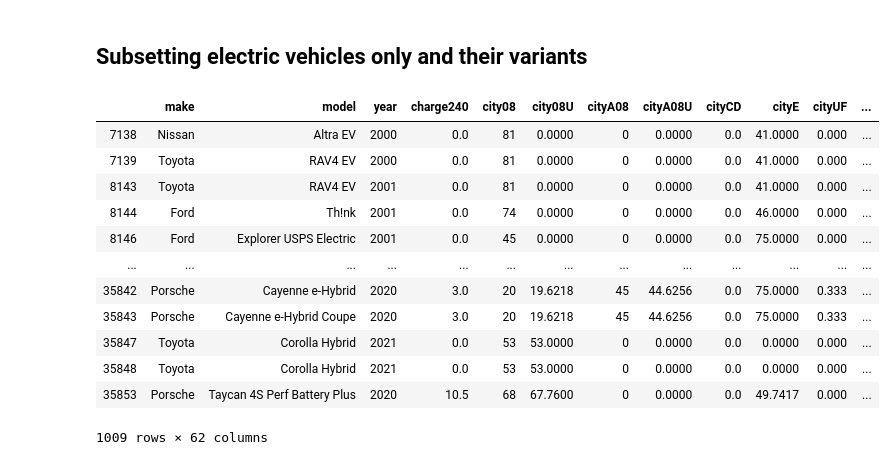
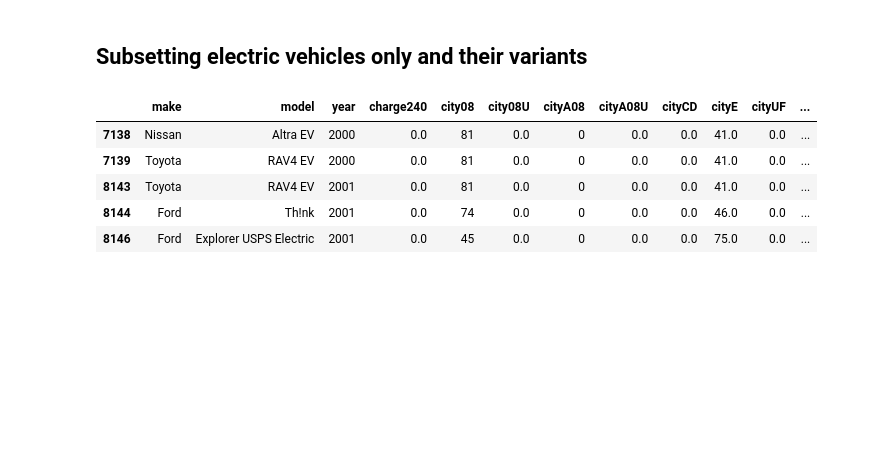
Before and after one commit to mpHarm88/streetsmart, a Jupyter notebook: notebooks/streetsmart_EPA_vehicles.ipynb, the cells around one changed output. Cells and saved outputs as stored; diff of their text form; code cells hidden in the pictures; blank space fills up the shorter version.

```diff
--- a/notebooks/streetsmart_EPA_vehicles.ipynb
+++ b/notebooks/streetsmart_EPA_vehicles.ipynb
@@ -26,8 +27,9 @@ ModuleNotFoundError: No module named 'plotly'
 Even though a dedicated Co2 column doesnt exist until 2013, we can still have access to over [3 million](https://www.cars.com/for-sale/searchresults.action/?page=1&perPage=20&rd=99999&searchSource=GN_REFINEMENT&sort=relevance&yrId=47272%2C51683%2C56007%2C58487%2C30031936%2C35797618%2C36362520%2C36620293&zc=98118) listings using cars.com alone, creating a substantial evaluation set. Cars.com has an API found here https://developer.cars.com/apis
 # %%
 # Data from EPA includes all vehicles from
-url = "../data/vehicles.csv"
-df = pd.read_csv(url)
+# path = "../data/vehicles.csv"
+path = "https://raw.githubusercontent.com/mpHarm88/streetsmart/master/data/vehicles.csv"
+df = pd.read_csv(path)
 print(f"The shape of the data: {df.shape}")
 print(df.columns)
 # %% [output]
@@ -186,29 +189,22 @@ Index(['barrels08', 'barrelsA08', 'charge120', 'charge240', 'city08',
 # %%
 #Subset rows where evmotor is not False
 df_ev = df[~df["evMotor"].isnull()]
 
 # Pick out desirable columns
 
 ls = ['make', 'model', 'year', 'charge240', 'city08','city08U', 'cityA08', 'cityA08U', 'cityCD', 'cityE', 'cityUF', 'co2','co2A',
       'co2TailpipeAGpm', 'co2TailpipeGpm', 'comb08', 'comb08U','combA08', 'combA08U', 'combE', 'combinedCD', 'combinedUF',
       'feScore', 'fuelCost08', 'fuelCostA08', 'fuelType', 'fuelType1', 'ghgScore', 'ghgScoreA','highway08', 'highway08U',
       'highwayA08', 'highwayA08U', 'highwayCD','highwayE', 'highwayUF', 'mpgData', 'phevBlended', 'rangeCityA', 'rangeHwy', 'rangeHwyA',
       'trany', 'UCity', 'UCityA', 'UHighway', 'UHighwayA', 'VClass', 'youSaveSpend', 'guzzler', 'tCharger', 'sCharger', 'atvType', 'fuelType2', 'rangeA',
        'evMotor', 'c240Dscr', 'charge240b', 'c240bDscr', 'startStop', 'phevCity', 'phevHwy',
        'phevComb']
 
-df_ev[ls]
+df_ev[ls].head()
 # %% [output]
 |  | make | model | year | charge240 | city08 | city08U | cityA08 | cityA08U | cityCD | cityE | cityUF | ... |
-| 7138 | Nissan | Altra EV | 2000 | 0.0 | 81 | 0.0000 | 0 | 0.0000 | 0.0 | 41.0000 | 0.000 | ... |
-| 7139 | Toyota | RAV4 EV | 2000 | 0.0 | 81 | 0.0000 | 0 | 0.0000 | 0.0 | 41.0000 | 0.000 | ... |
-| 8143 | Toyota | RAV4 EV | 2001 | 0.0 | 81 | 0.0000 | 0 | 0.0000 | 0.0 | 41.0000 | 0.000 | ... |
-| 8144 | Ford | Th!nk | 2001 | 0.0 | 74 | 0.0000 | 0 | 0.0000 | 0.0 | 46.0000 | 0.000 | ... |
-| 8146 | Ford | Explorer USPS Electric | 2001 | 0.0 | 45 | 0.0000 | 0 | 0.0000 | 0.0 | 75.0000 | 0.000 | ... |
-| ... | ... | ... | ... | ... | ... | ... | ... | ... | ... | ... | ... | ... |
-| 35842 | Porsche | Cayenne e-Hybrid | 2020 | 3.0 | 20 | 19.6218 | 45 | 44.6256 | 0.0 | 75.0000 | 0.333 | ... |
-| 35843 | Porsche | Cayenne e-Hybrid Coupe | 2020 | 3.0 | 20 | 19.6218 | 45 | 44.6256 | 0.0 | 75.0000 | 0.333 | ... |
-| 35847 | Toyota | Corolla Hybrid | 2021 | 0.0 | 53 | 53.0000 | 0 | 0.0000 | 0.0 | 0.0000 | 0.000 | ... |
-| 35848 | Toyota | Corolla Hybrid | 2021 | 0.0 | 53 | 53.0000 | 0 | 0.0000 | 0.0 | 0.0000 | 0.000 | ... |
-| 35853 | Porsche | Taycan 4S Perf Battery Plus | 2020 | 10.5 | 68 | 67.7600 | 0 | 0.0000 | 0.0 | 49.7417 | 0.000 | ... |
+| 7138 | Nissan | Altra EV | 2000 | 0.0 | 81 | 0.0 | 0 | 0.0 | 0.0 | 41.0 | 0.0 | ... |
+| 7139 | Toyota | RAV4 EV | 2000 | 0.0 | 81 | 0.0 | 0 | 0.0 | 0.0 | 41.0 | 0.0 | ... |
+| 8143 | Toyota | RAV4 EV | 2001 | 0.0 | 81 | 0.0 | 0 | 0.0 | 0.0 | 41.0 | 0.0 | ... |
+| 8144 | Ford | Th!nk | 2001 | 0.0 | 74 | 0.0 | 0 | 0.0 | 0.0 | 46.0 | 0.0 | ... |
+| 8146 | Ford | Explorer USPS Electric | 2001 | 0.0 | 45 | 0.0 | 0 | 0.0 | 0.0 | 75.0 | 0.0 | ... |
-1009 rows × 62 columns
```
Also changed, not shown: parts of 8 cells of this notebook, 3 other files.
